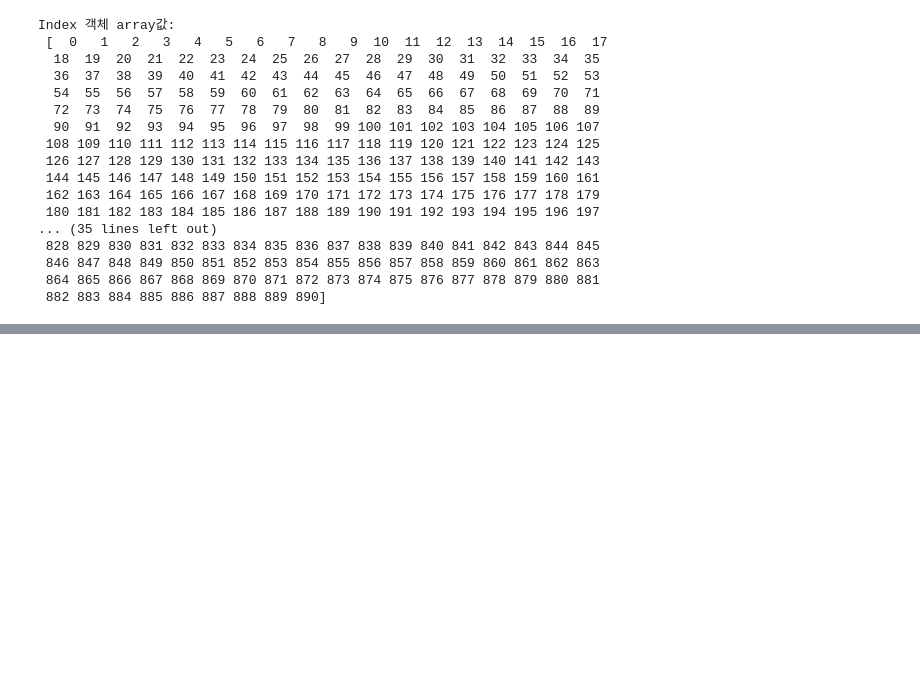
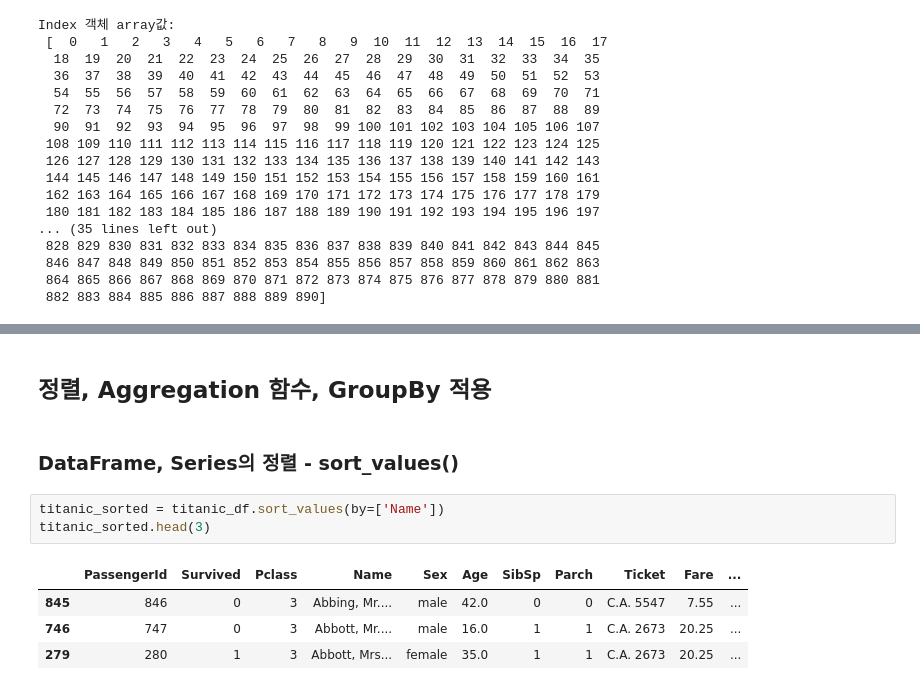
Before and after one commit to slothnap/kaggle_list, a Jupyter notebook: Python_Machine_Learning_Complete_Guide/Chapter_01.ipynb, the cells around one changed output, grey strips where cells are left out. Saved outputs shown, nothing was run; the diff lists cells and outputs as text; blank space fills up the shorter version.

```diff
--- a/Python_Machine_Learning_Complete_Guide/Chapter_01.ipynb
+++ b/Python_Machine_Learning_Complete_Guide/Chapter_01.ipynb
@@ -847,0 +911,12 @@ data_df_reset
+# %% [markdown]
+## 정렬, Aggregation 함수, GroupBy 적용
+# %% [markdown]
+### DataFrame, Series의 정렬 - sort_values()
+# %%
+titanic_sorted = titanic_df.sort_values(by=['Name'])
+titanic_sorted.head(3)
+# %% [output]
+|  | PassengerId | Survived | Pclass | Name | Sex | Age | SibSp | Parch | Ticket | Fare | ... |
+| 845 | 846 | 0 | 3 | Abbing, Mr.... | male | 42.0 | 0 | 0 | C.A. 5547 | 7.55 | ... |
+| 746 | 747 | 0 | 3 | Abbott, Mr.... | male | 16.0 | 1 | 1 | C.A. 2673 | 20.25 | ... |
+| 279 | 280 | 1 | 3 | Abbott, Mrs... | female | 35.0 | 1 | 1 | C.A. 2673 | 20.25 | ... |
```
Also changed, not shown: parts of 64 cells of this notebook.
